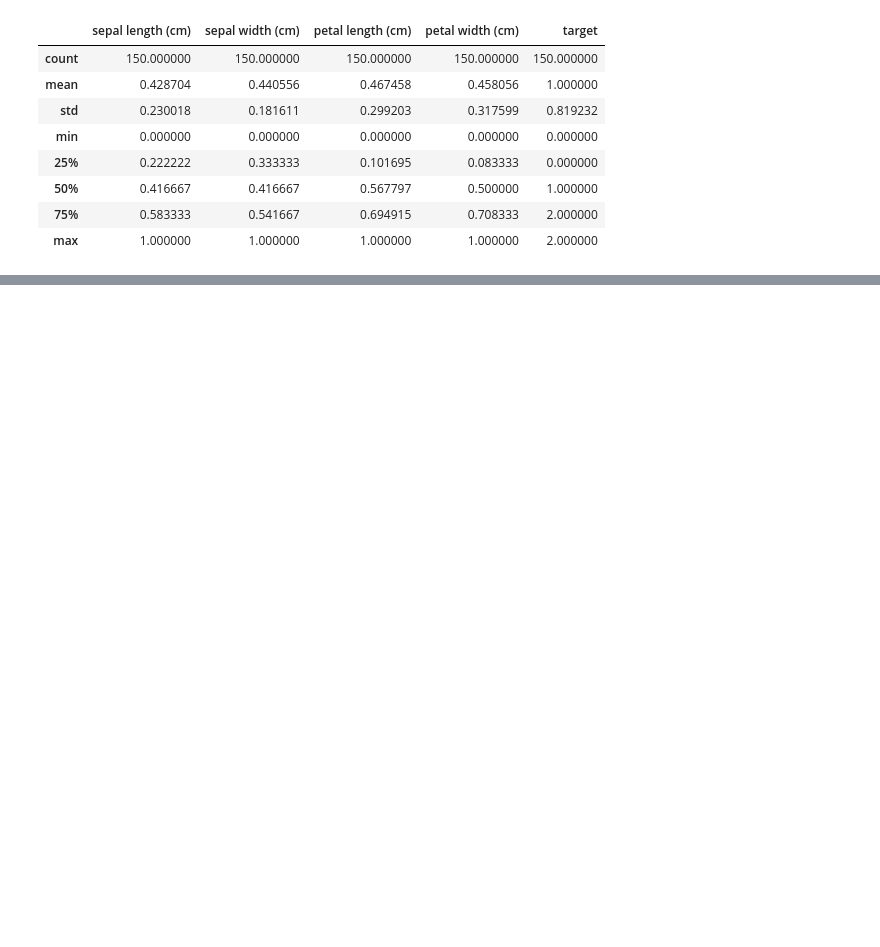
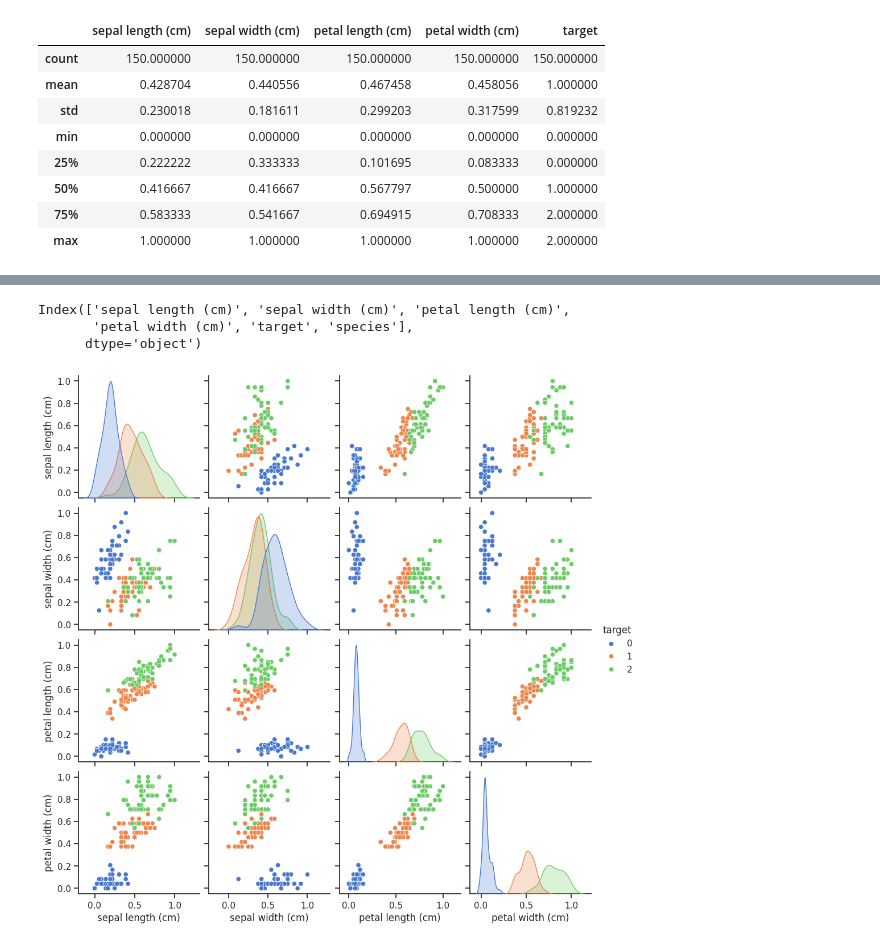
Before and after one commit to kdonghyun07/11-13-, a Jupyter notebook: iris_202613401.ipynb, the cells around one changed output, grey strips where cells are left out. Drawn from its saved outputs; the diff is of its cells as text; code cells hidden in the pictures; blank space fills up the shorter version.

```diff
--- a/iris_202613401.ipynb
+++ b/iris_202613401.ipynb
@@ -152,0 +161,9 @@ df
+# %%
+# 변환할 수치형 피처 리스트
+features = ['sepal length (cm)', 'sepal width (cm)', 'petal length (cm)', 'petal width (cm)']
+
+# 수식을 직접 사용하여 Min-Max Scaling 적용
+df[features] = (df[features] - df[features].min()) / (df[features].max() - df[features].min())
+
+# 결과 확인
+display(df.head())
@@ -164,0 +231,13 @@ df.describe()
+# %%
+df.columns
+# %% [output]
+Index(['sepal length (cm)', 'sepal width (cm)', 'petal length (cm)',
+       'petal width (cm)', 'target', 'species'],
+      dtype='object')
+# %%
+# species(품종) 컬럼을 기준으로 색상을 구분하여 pairplot 시각화
+sns.pairplot(df, hue='target', palette='muted')
+import matplotlib.pyplot as plt
+plt.show()
+# %% [output]
+[figure, added]
```
Also changed, not shown: parts of 41 cells of this notebook.
